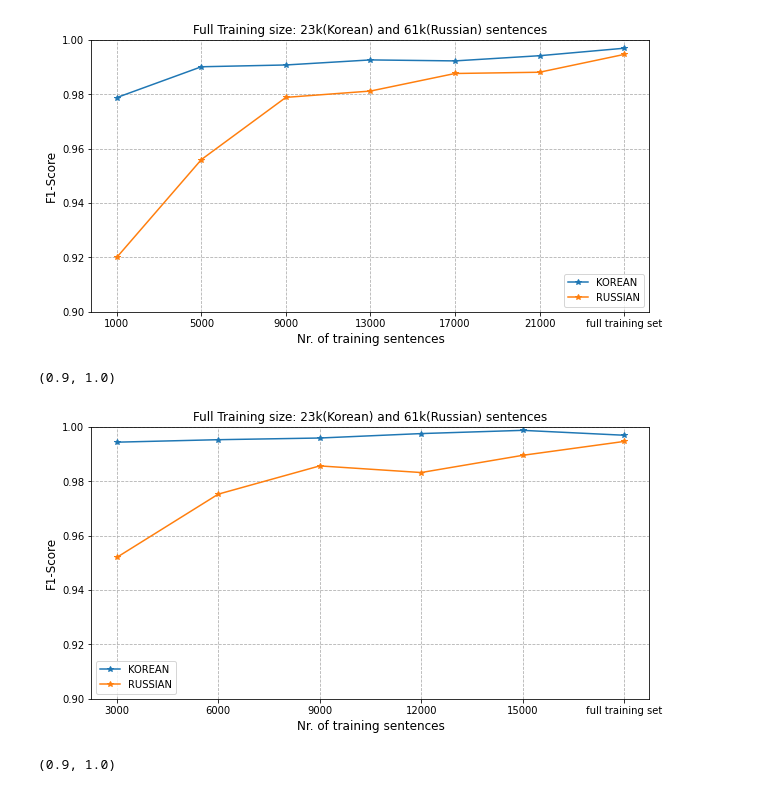
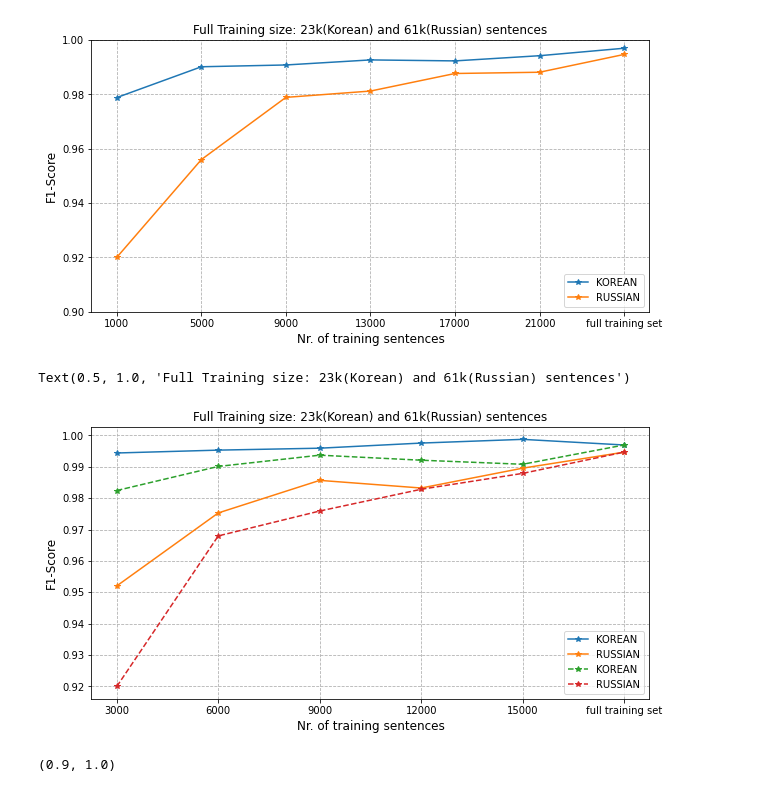
Before and after one commit to wuqi0704/MasterThesis_Tokenization, a Jupyter notebook: flair/plots.ipynb, the cells around one changed output. Drawn from its saved outputs; the diff is of its cells as text; code cells hidden in the pictures.

```diff
--- a/flair/plots.ipynb
+++ b/flair/plots.ipynb
@@ -529,30 +529,42 @@ plt.ylim(0.90,1.0)
 # %%
 df = pd.read_csv('/Users/qier/MasterThesis_Tokenization/results/RK_SL_downsized.csv')
 df_bm = pd.read_csv('/Users/qier/MasterThesis_Tokenization/results/3_SL.csv',index_col=0)
 
+df2 = pd.read_csv('/Users/qier/MasterThesis_Tokenization/results/6L_SL_downsized2_drop.csv')
+
 R = df.iloc[[0,2,4,6,8],:]['F1-score']
+R2 = df2.iloc[[0,2,4,6,8],:]['F1-score']
 R = list(R.values)
+R2 = list(R2.values)
 R.append(df_bm['F1-score']['RUSSIAN'])
+R2.append(df_bm['F1-score']['RUSSIAN'])
 
 K = df.iloc[[1,3,5,7,9],:]['F1-score']
+K2 = df2.iloc[[1,3,5,7,9],:]['F1-score']
 K = list(K.values)
+K2 = list(K2.values)
 K.append(df_bm['F1-score']['KOREAN'])
+K2.append(df_bm['F1-score']['KOREAN'])
 
 import numpy as np
 N = list(np.array([1,2,3,4,5])*3000)
 N.append('full training set')
 plt.figure(figsize=[10,5])
 plt.plot(N,K,'-*',label='KOREAN')
 plt.plot(N,R,'-*',label='RUSSIAN')
+
+plt.plot(N,K2,'--*',label='KOREAN')
+plt.plot(N,R2,'--*',label='RUSSIAN')
+
+
 plt.legend()
 plt.grid(ls='--')
 plt.xlabel('Nr. of training sentences',fontsize=12)
 plt.ylabel('F1-Score',fontsize=12)
 plt.title('Full Training size: 23k(Korean) and 61k(Russian) sentences')
-plt.ylim(0.90,1.0)
 # %% [output]
-(0.9, 1.0)
+Text(0.5, 1.0, 'Full Training size: 23k(Korean) and 61k(Russian) sentences')
-[figure, old version]
+[figure, new version]
 # %%
 df = pd.read_csv('/Users/qier/MasterThesis_Tokenization/results/SL_6L_downsized.csv',index_col=0)
 df_bm = pd.read_csv('/Users/qier/MasterThesis_Tokenization/results/3_SL.csv',index_col=0)
```
Also changed, not shown: parts of 1 cell of this notebook, 9 other files.
